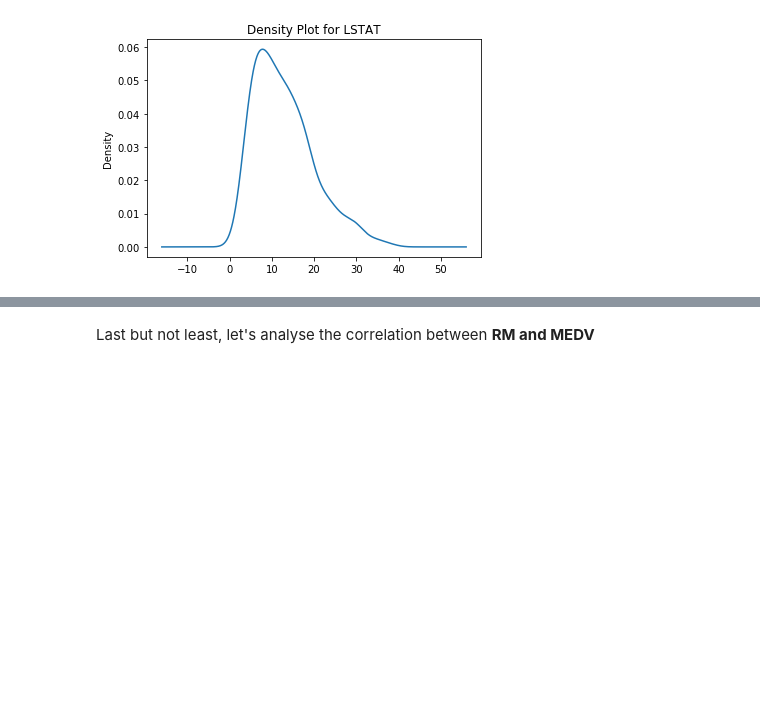
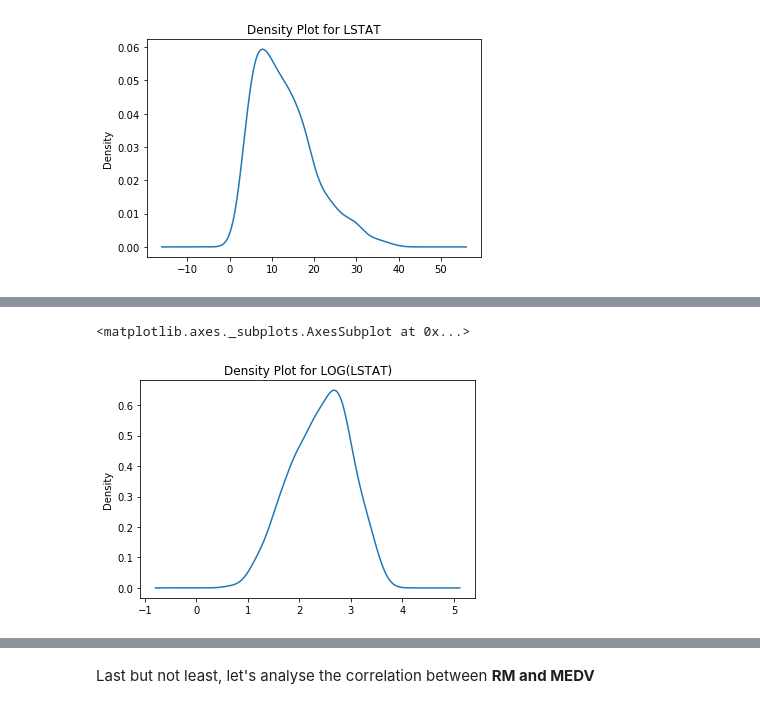
Before and after one commit to gabriel301/MLNanodregree, a Jupyter notebook: projects/boston_housing/boston_housing.ipynb, the cells around one changed output, grey strips where cells are left out. Saved outputs shown, nothing was run; the diff lists cells and outputs as text; code cells hidden in the pictures; blank space fills up the shorter version.

```diff
--- a/projects/boston_housing/boston_housing.ipynb
+++ b/projects/boston_housing/boston_housing.ipynb
@@ -155,0 +190,5 @@ Kendall Correlation Coeficient is preferable in this situation:
+# %%
+lstat_log.plot(title="Density Plot for LOG(LSTAT)",x="LOG(LSTAT)",y="Density",kind="kde")
+# %% [output]
+<matplotlib.axes._subplots.AxesSubplot at 0x...>
+[figure, added]
```
Also changed, not shown: parts of 18 cells of this notebook.
